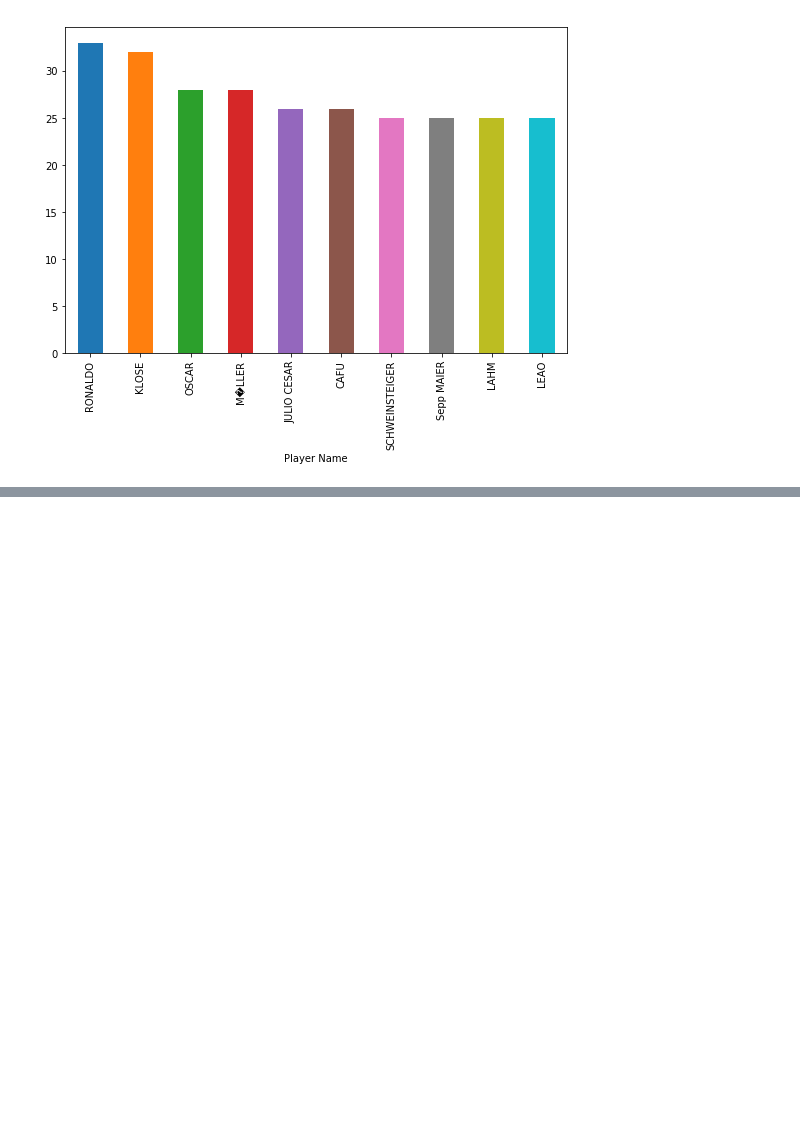
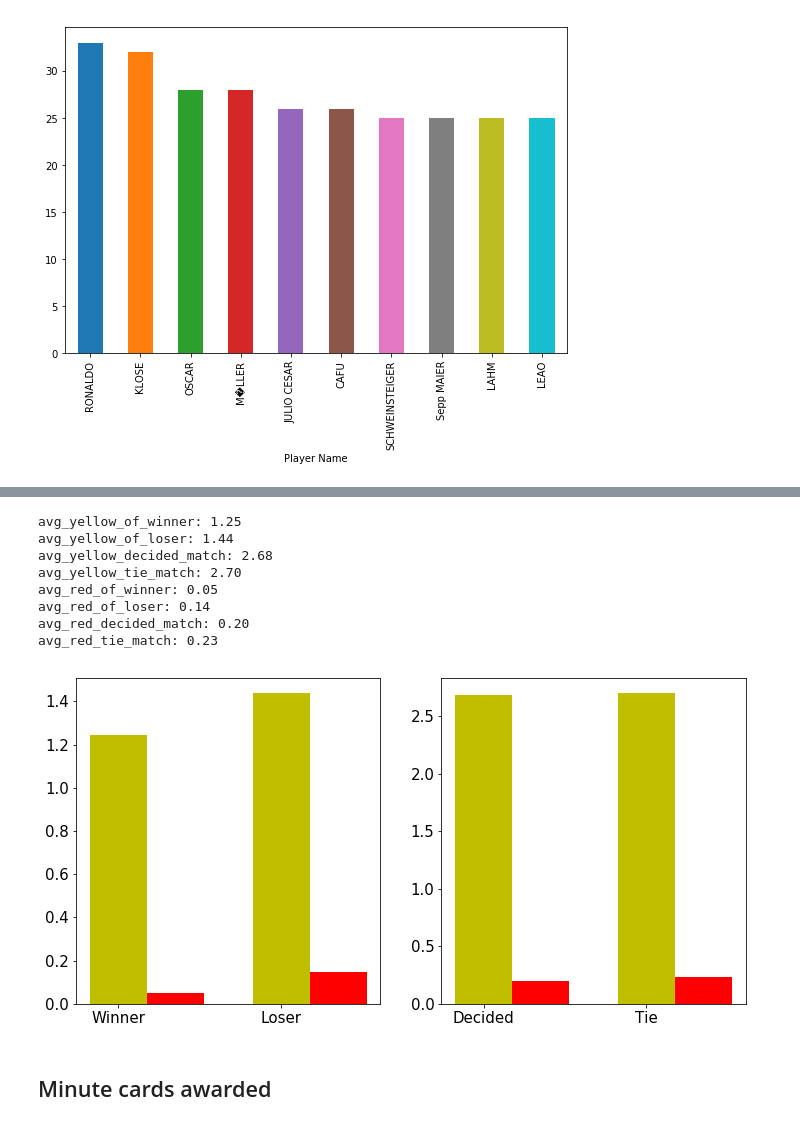
Before and after one commit to bhilprecht/ml-world-championship, a Jupyter notebook: FIFA_WM_Benjamin.ipynb, the cells around one changed output, grey strips where cells are left out. Saved outputs shown, nothing was run; the diff lists cells and outputs as text; code cells hidden in the pictures; blank space fills up the shorter version.

Commit message:
Predict Fouls, red and yellow card stats

```diff
--- a/FIFA_WM_Benjamin.ipynb
+++ b/FIFA_WM_Benjamin.ipynb
@@ -2,6 +2,10 @@
 import pandas as pd
 import matplotlib.pyplot as plt
 import numpy as np
+
+plt.rcParams.update({'font.size': 15})
+
+#G=Goal, OG=Own Goal, Y=Yellow Card, R=Red Card, SY = Red Card by second yellow, P=Penalty, MP=Missed Penalty, I = Substitution In, O=Substitute Out, IH= In half time?
 
 df_matches=pd.read_csv('data_raw/WorldCupMatches.csv', sep=',')
 df_players=pd.read_csv('data_raw/WorldCupPlayers.csv', sep=',')
@@ -103,0 +88,11 @@ df_players.groupby(['Player Name']).size().sort_values(ascending=False).nlargest
+# %%
+num_matches_total = len(df_events.groupby('MatchID').mean())
+num_matches_decision = len(df_events.loc[(df_events['HomeTeamWins'] == True) | (df_events['AwayTeamWins'] == True)].groupby('MatchID').mean())
+num_matches_tie = len(df_events.loc[(df_events['HomeTeamWins'] == False) & (df_events['AwayTeamWins'] == False)].groupby('MatchID').mean())
+
+print("Total matches: %g"% num_matches_total)
+print("Total matches: %g"% num_matches_decision)
+print("Total matches: %g"% num_matches_no_decision)
+
+print("Total matches: %.2f"% (num_matches_decision/num_matches_total*100))
+print("Total matches: %.2f"% (num_matches_no_decision/num_matches_total*100))
@@ -103,0 +126,58 @@ df_players.groupby(['Player Name']).size().sort_values(ascending=False).nlargest
+# %%
+avg_yellow_of_winner = len(df_events.loc[(df_events['EventOfWinner'] == True) & (df_events['EventType'] == 'Y')])/num_matches_decision
+avg_yellow_of_loser = len(df_events.loc[(df_events['EventOfLoser'] == True) & (df_events['EventType'] == 'Y')])/num_matches_decision
+
+avg_red_of_winner = len(df_events.loc[(df_events['EventOfWinner'] == True) & ((df_events['EventType'] == 'R') | (df_events['EventType'] == 'RSY'))])/num_matches_decision
+avg_red_of_loser = len(df_events.loc[(df_events['EventOfLoser'] == True) & ((df_events['EventType'] == 'R') | (df_events['EventType'] == 'RSY'))])/num_matches_decision
+
+avg_yellow_decided_match = avg_yellow_of_winner+avg_yellow_of_loser
+avg_red_decided_match = avg_red_of_winner+avg_red_of_loser
+
+avg_yellow_tie_match = len(df_events.loc[(df_events['HomeTeamWins'] == False) & (df_events['AwayTeamWins'] == False) & (df_events['EventType'] == 'Y')])/num_matches_no_decision
+avg_red_tie_match = len(df_events.loc[(df_events['HomeTeamWins'] == False) & (df_events['AwayTeamWins'] == False) & ((df_events['EventType'] == 'R') | (df_events['EventType'] == 'RSY'))])/num_matches_no_decision
+
+print("avg_yellow_of_winner: %.2f"% (avg_yellow_of_winner))
+print("avg_yellow_of_loser: %.2f"% (avg_yellow_of_loser))
+print("avg_yellow_decided_match: %.2f"% (avg_yellow_decided_match))
+print("avg_yellow_tie_match: %.2f"% (avg_yellow_tie_match))
+
+print("avg_red_of_winner: %.2f"% (avg_red_of_winner))
+print("avg_red_of_loser: %.2f"% (avg_red_of_loser))
+print("avg_red_decided_match: %.2f"% (avg_red_decided_match))
+print("avg_red_tie_match: %.2f"% (avg_red_tie_match))
+
+plt.figure(figsize=(12,6))
+
+ind = np.arange(2)
+width = 0.35
+dist = 0.2
+
+ax = plt.subplot(121)
+
+yellow_cards = (avg_yellow_of_winner, avg_yellow_of_loser)
+red_cards = (avg_red_of_winner, avg_red_of_loser)
+plt.xticks(ind, ('Winner', 'Loser'))
+ax.bar(ind, yellow_cards, width, color='y')
+ax.bar(ind + width, red_cards, width, color='r')
+
+ax = plt.subplot(122)
+
+yellow_cards = (avg_yellow_decided_match, avg_yellow_tie_match)
+red_cards = (avg_red_decided_match, avg_red_tie_match)
+plt.xticks(ind, ('Decided', 'Tie'))
+ax.bar(ind, yellow_cards, width, color='y')
+ax.bar(ind + width, red_cards, width, color='r')
+
+plt.show()
+# %% [output]
+avg_yellow_of_winner: 1.25
+avg_yellow_of_loser: 1.44
+avg_yellow_decided_match: 2.68
+avg_yellow_tie_match: 2.70
+avg_red_of_winner: 0.05
+avg_red_of_loser: 0.14
+avg_red_decided_match: 0.20
+avg_red_tie_match: 0.23
+[figure, added]
+# %% [markdown]
+## Minute cards awarded
```
Also changed, not shown: parts of 38 cells of this notebook, 4 other files.
